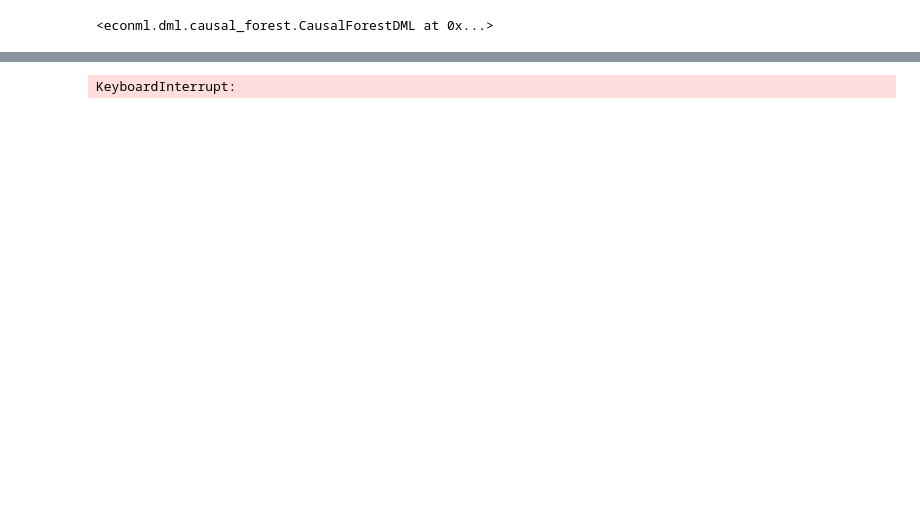
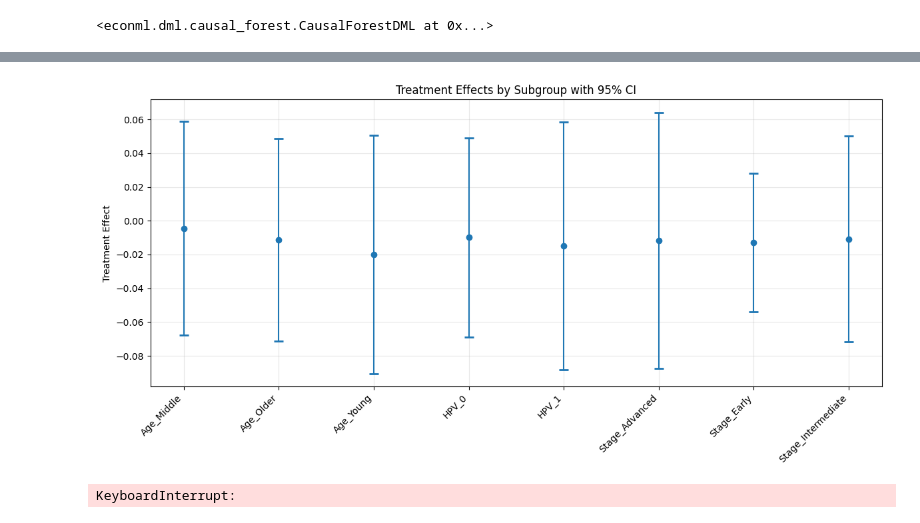
Before and after one commit to everestyang1/CAST-HNSCC-Research, a Jupyter notebook: analysis.ipynb, the cells around one changed output, grey strips where cells are left out. Drawn from its saved outputs; the diff is of its cells as text; code cells hidden in the pictures; blank space fills up the shorter version.

```diff
--- a/analysis.ipynb
+++ b/analysis.ipynb
@@ -114,80 +114,99 @@ Categorical Variables Summary:
 | Count | Sex 1 2158 0 493 Name: count, dty... | HPV_Positive 0 1599 1 1052 Name: ... | Chemo 0 1663 1 988 Name: count, d... | Stage_numeric 4 1561 3 417 2 343 ... |
 # %%
 cf = CausalForestDML(
-    model_y=RandomForestRegressor(n_estimators=100),
+    #these are the initial trees that are used to estimate the treatment and outcome models
+    model_y=RandomForestRegressor(n_estimators=100), #change this rougly 1/4 of the n_estimators down below
     model_t=RandomForestRegressor(n_estimators=100),
-    n_estimators=1000, #can change this from 1000 to 2000
+    n_estimators=2000, #can change this up to 10k
     random_state=42
 )
 cf.fit(Y=df['Y'], T=T_scaled.ravel(), X=X)
 # %% [output]
 <econml.dml.causal_forest.CausalForestDML at 0x...>
 # %%
-# individual treatment effects and ATE
 te_pred = cf.effect(X)
 ate = np.mean(te_pred)
 
-# Bootstrap inference for overall ATE
-inference = BootstrapInference(n_bootstrap_samples=100) # change 100 to higher num like 2000
-inference.fit(cf, Y=df['Y'], T=T_scaled.ravel(), X=X)
-ate_interval = inference.confidence_intervals(alpha=0.05)
+ate_interval = cf.effect_interval(X=X, alpha=0.05)
+ate_lower, ate_upper = np.mean(ate_interval[0]), np.mean(ate_interval[1])
 
 print(f"Overall Average Treatment Effect (per SD increase in dose intensity): {ate:.3f}")
-print(f"95% CI: ({ate_interval[0][0]:.3f}, {ate_interval[0][1]:.3f})")
+print(f"95% CI: ({ate_lower:.3f}, {ate_upper:.3f})")
 
-# i created bins for numerical variables
+# bins for age analysis
+num_bins = 3
+
+# subgroup analysis with confidence intervals
 subgroup_results = {}
-num_bins = 3
 
 # HPV analysis
 for hpv in [0, 1]:
+    key = f'HPV_{hpv}'
     mask = df['HPV_Positive'] == hpv
-    subgroup_results[f'HPV_{hpv}_ate'] = np.mean(te_pred[mask])
+    subgroup_te = te_pred[mask]
+    subgroup_results[f'{key}_ate'] = np.mean(subgroup_te)
 
-    # Fit inference on subgroup
-    inference.fit(cf, Y=df['Y'][mask], T=T_scaled.ravel()[mask], X=X.loc[mask])
-    ci = inference.confidence_intervals(alpha=0.05)
-    subgroup_results[f'HPV_{hpv}_ci'] = (ci[0][0], ci[0][1])
+    # confidence intervals for subgroup
+    subgroup_interval = cf.effect_interval(X=X.loc[mask], alpha=0.05)
+    subgroup_results[f'{key}_ci'] = (
+        np.mean(subgroup_interval[0]),
+        np.mean(subgroup_interval[1])
+    )
 
-# Stage analysis
-stage_bins = pd.qcut(df['Stage_numeric'], num_bins, labels=['Low', 'Medium', 'High'])
-for stage in stage_bins.unique():
+# Stage analysis, I used custom stage grouping
+def get_stage_group(stage):
+    if stage <= 2:
+        return 'Early'
+    elif stage == 3:
+        return 'Intermediate'
+    else:
+        return 'Advanced'
+
+stage_bins = df['Stage_numeric'].apply(get_stage_group)
+for stage in ['Early', 'Intermediate', 'Advanced']:
+    key = f'Stage_{stage}'
     mask = stage_bins == stage
-    subgroup_results[f'Stage_{stage}_ate'] = np.mean(te_pred[mask])
+    if mask.any():  # only process if there are cases in this group
+        subgroup_te = te_pred[mask]
+        subgroup_results[f'{key}_ate'] = np.mean(subgroup_te)
 
-    inference.fit(cf, Y=df['Y'][mask], T=T_scaled.ravel()[mask], X=X.loc[mask])
-    ci = inference.confidence_intervals(alpha=0.05)
-    subgroup_results[f'Stage_{stage}_ci'] = (ci[0][0], ci[0][1])
+        subgroup_interval = cf.effect_interval(X=X.loc[mask], alpha=0.05)
+        subgroup_results[f'{key}_ci'] = (
+            np.mean(subgroup_interval[0]),
+            np.mean(subgroup_interval[1])
+        )
 
 # Age analysis
 age_bins = pd.qcut(df['Age'], num_bins, labels=['Young', 'Middle', 'Older'])
 for age in age_bins.unique():
+    key = f'Age_{age}'
     mask = age_bins == age
-    subgroup_results[f'Age_{age}_ate'] = np.mean(te_pred[mask])
+    subgroup_te = te_pred[mask]
+    subgroup_results[f'{key}_ate'] = np.mean(subgroup_te)
 
-    inference.fit(cf, Y=df['Y'][mask], T=T_scaled.ravel()[mask], X=X.loc[mask])
-    ci = inference.confidence_intervals(alpha=0.05)
-    subgroup_results[f'Age_{age}_ci'] = (ci[0][0], ci[0][1])
-
+    subgroup_interval = cf.effect_interval(X=X.loc[mask], alpha=0.05)
+    subgroup_results[f'{key}_ci'] = (
+        np.mean(subgroup_interval[0]),
+        np.mean(subgroup_interval[1])
+    )
 
 # results
 print("\nSubgroup Analysis Results:")
-for key in sorted(subgroup_results.keys()):
-    if '_ci' not in key:
-        effect = subgroup_results[key]
-        ci = subgroup_results[f'{key}_ci']
-        print(f"{key}: {effect:.3f} (95% CI: {ci[0]:.3f}, {ci[1]:.3f})")
+keys = sorted({k.rsplit('_', 1)[0] for k in subgroup_results.keys()})
+for key in keys:
+    effect = subgroup_results[f'{key}_ate']
+    ci = subgroup_results[f'{key}_ci']
+    print(f"{key}: {effect:.3f} (95% CI: {ci[0]:.3f}, {ci[1]:.3f})")
 
 plt.figure(figsize=(12, 6))
 effects = []
 cis = []
 labels = []
 
-for key in sorted(subgroup_results.keys()):
-    if '_ci' not in key:
-        effects.append(subgroup_results[key])
-        cis.append(subgroup_results[f'{key}_ci'])
-        labels.append(key)
+for key in keys:
+    effects.append(subgroup_results[f'{key}_ate'])
+    cis.append(subgroup_results[f'{key}_ci'])
+    labels.append(key)
 
 effects = np.array(effects)
 cis = np.array(cis)
@@ -203,3 +222,4 @@ plt.title('Treatment Effects by Subgroup with 95% CI')
 plt.grid(True, alpha=0.3)
 plt.tight_layout()
 plt.show()
+# %% [output]
@@ -206,3 +238,4 @@ plt.show()
+[figure, added]
 # %%
 subgroup_results = {}
 
```
Also changed, not shown: parts of 1 cell of this notebook.
